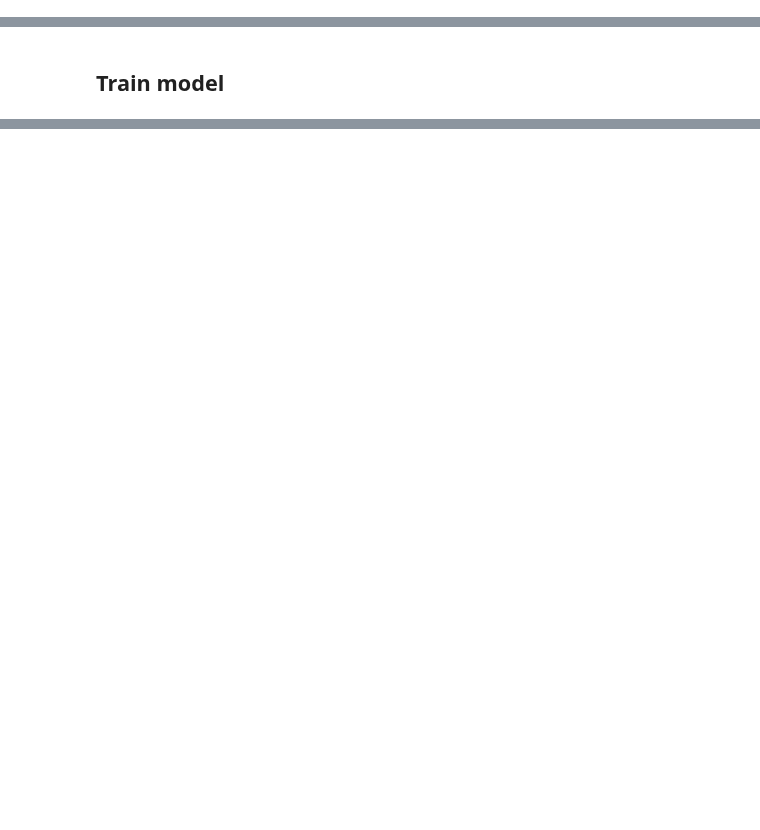
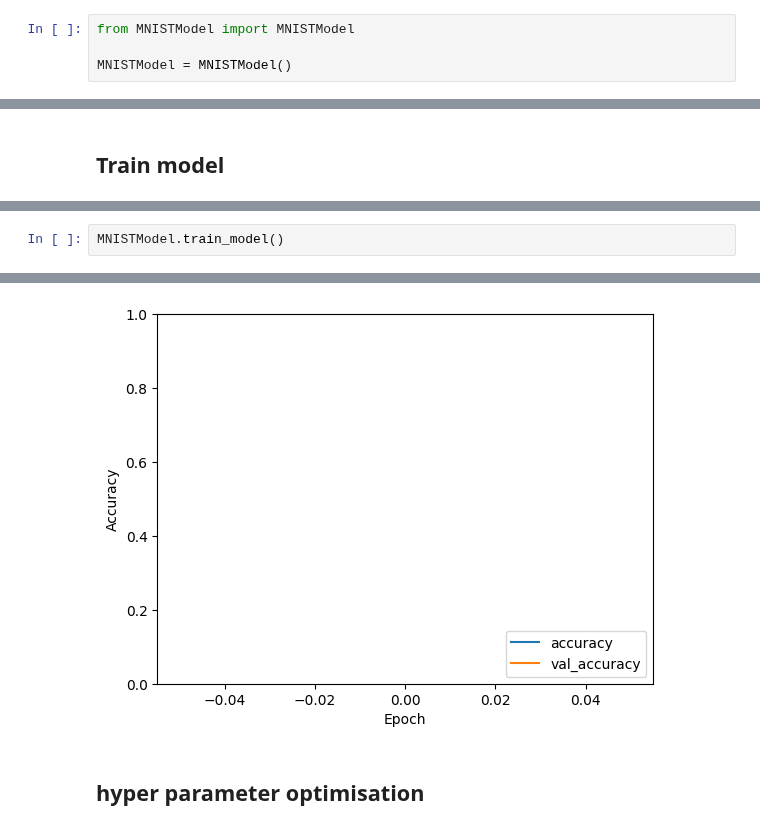
Before and after one commit to digriffiths/MNIST, a Jupyter notebook: MNIST.ipynb, the cells around one changed output, grey strips where cells are left out. Saved outputs shown, nothing was run; the diff lists cells and outputs as text; blank space fills up the shorter version.

```diff
--- a/MNIST.ipynb
+++ b/MNIST.ipynb
@@ -10,0 +7,4 @@ from keras.datasets import mnist
+# %%
+from MNISTModel import MNISTModel
+
+MNISTModel = MNISTModel()
@@ -99,0 +42,3 @@ Epoch 10/10
+# %%
+MNISTModel.train_model()
+# %% [output]
@@ -99,0 +46,3 @@ Epoch 10/10
+[figure, added]
+# %% [markdown]
+## hyper parameter optimisation
```
Also changed, not shown: parts of 9 cells of this notebook, 1 other file.
